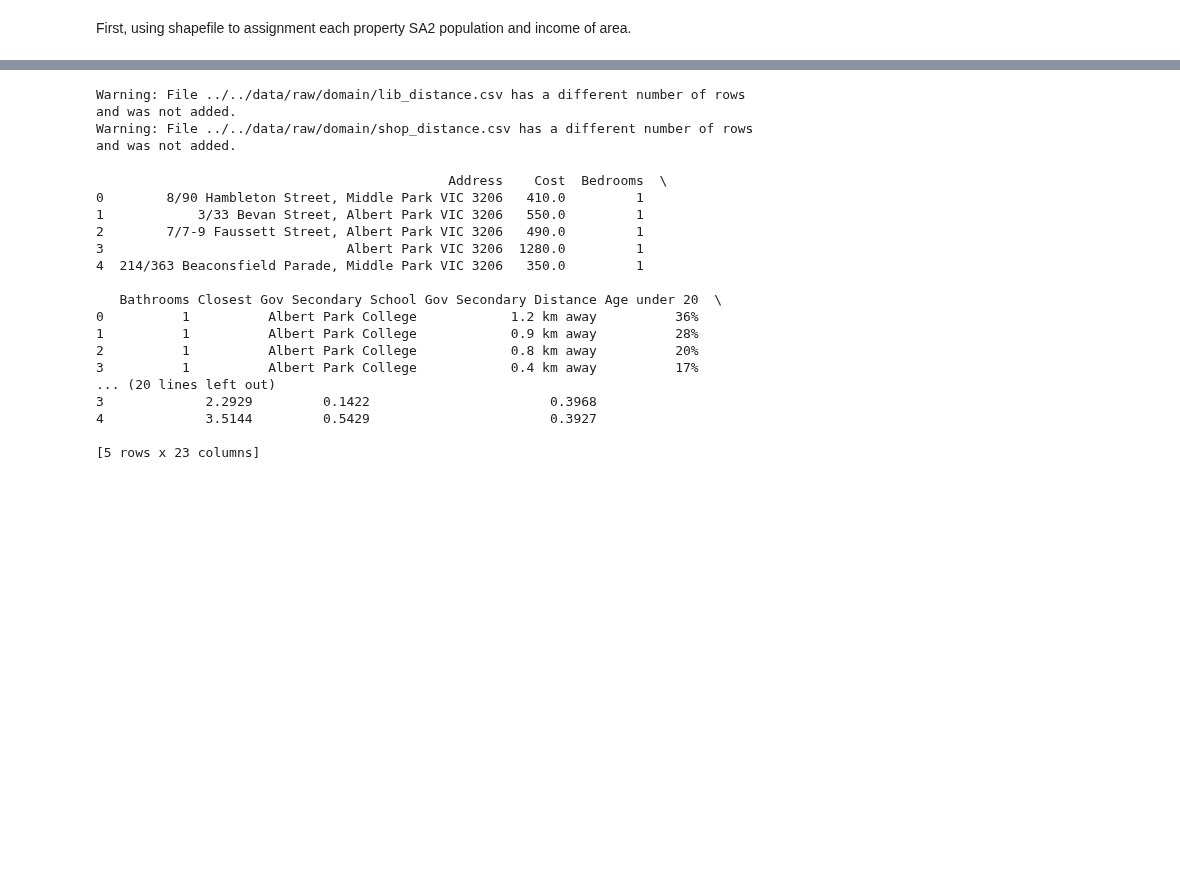
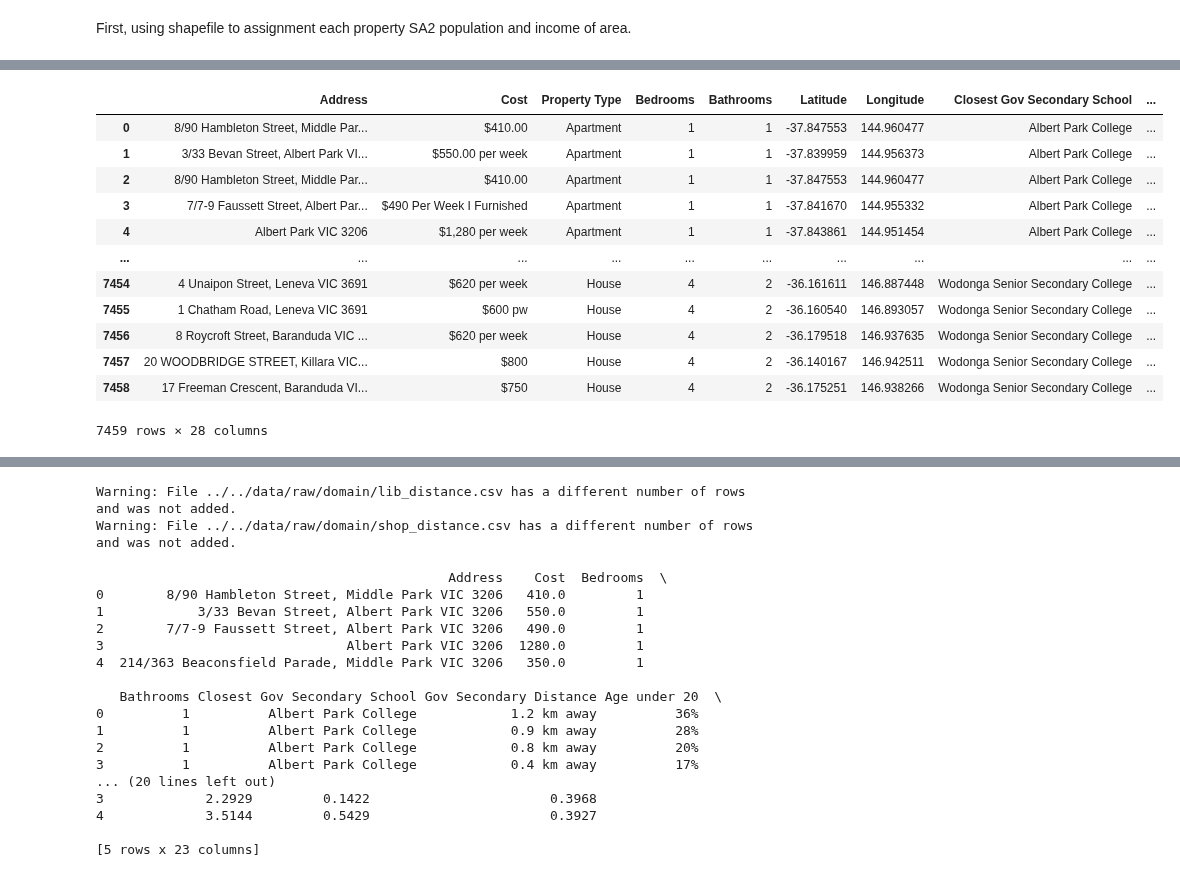
Before and after one commit to MAST30034-AppliedDataScience/project-2-group-real-estate-industry-project-1, a Jupyter notebook: notebooks/3_individual_data/0_merge_data.ipynb, the cells around one changed output, grey strips where cells are left out. Saved outputs shown, nothing was run; the diff lists cells and outputs as text; code cells hidden in the pictures; blank space fills up the shorter version.

```diff
--- a/notebooks/3_individual_data/0_merge_data.ipynb
+++ b/notebooks/3_individual_data/0_merge_data.ipynb
@@ -119,0 +162,6 @@ print(merged_data.head())
+# %%
+# Fix SA2 code being float issue
+population['SA2 Code'] = population['SA2 code'].apply(lambda x: str(int(x)) if not pd.isna(x) else '')
+
+# Inspect the corrected 'SA2  code' values
+print("Corrected 'SA2  code' values:", population['SA2 Code'].unique()[:10])
@@ -119,0 +171,6 @@ print(merged_data.head())
+# %%
+# Fix SA2 code being float issue
+income['SA2 Code'] = income['SA2 Code'].apply(lambda x: str(int(x)) if not pd.isna(x) else '')
+
+# Inspect the corrected 'SA2  code' values
+print("Corrected 'SA2  code' values:", income['SA2 Code'].unique()[:10])
@@ -119,0 +219,16 @@ print(merged_data.head())
+# %%
+# Merge the spatially joined data with population data using the correct column names
+merged_data = mapped_properties.merge(
+    population,
+    left_on='SA2_CODE21',
+    right_on='SA2 Code',
+    how='left'
+)
+# %%
+# Merge the spatially joined data with income data using the correct column names
+merged_data = merged_data.merge(
+    income,
+    left_on='SA2_CODE21',
+    right_on='SA2 Code',
+    how='left'
+)
@@ -119,0 +255,28 @@ print(merged_data.head())
+# %%
+# select features from data merged by SA2
+selected_columns = ['Address', 'Cost', 'Property Type', 'Bedrooms', 'Bathrooms', 'Latitude',
+       'Longitude', 'Closest Gov Secondary School', 'Gov Secondary Distance',
+       'Age under 20', 'Age 20-39', 'Age 40-59', 'Age 60+', 'Postcode',
+       'SA2_CODE21', 'population 2016', 'population 2017', 'population 2018',
+       'population 2019', 'population 2020', 'population 2021',
+       'population 2022', 'population 2023', '2016 income',
+       '2017 income', '2018 income', '2019 income', '2020 income'
+       ]
+
+# Filter the merged data to keep only the selected columns
+filtered_data = merged_data[selected_columns].copy()
+filtered_data
+# %% [output]
+|  | Address | Cost | Property Type | Bedrooms | Bathrooms | Latitude | Longitude | Closest Gov Secondary School | ... |
+| 0 | 8/90 Hambleton Street, Middle Par... | $410.00 | Apartment | 1 | 1 | -37.847553 | 144.960477 | Albert Park College | ... |
+| 1 | 3/33 Bevan Street, Albert Park VI... | $550.00 per week | Apartment | 1 | 1 | -37.839959 | 144.956373 | Albert Park College | ... |
+| 2 | 8/90 Hambleton Street, Middle Par... | $410.00 | Apartment | 1 | 1 | -37.847553 | 144.960477 | Albert Park College | ... |
+| 3 | 7/7-9 Faussett Street, Albert Par... | $490 Per Week I Furnished | Apartment | 1 | 1 | -37.841670 | 144.955332 | Albert Park College | ... |
+| 4 | Albert Park VIC 3206 | $1,280 per week | Apartment | 1 | 1 | -37.843861 | 144.951454 | Albert Park College | ... |
+| ... | ... | ... | ... | ... | ... | ... | ... | ... | ... |
+| 7454 | 4 Unaipon Street, Leneva VIC 3691 | $620 per week | House | 4 | 2 | -36.161611 | 146.887448 | Wodonga Senior Secondary College | ... |
+| 7455 | 1 Chatham Road, Leneva VIC 3691 | $600 pw | House | 4 | 2 | -36.160540 | 146.893057 | Wodonga Senior Secondary College | ... |
+| 7456 | 8 Roycroft Street, Baranduda VIC ... | $620 per week | House | 4 | 2 | -36.179518 | 146.937635 | Wodonga Senior Secondary College | ... |
+| 7457 | 20 WOODBRIDGE STREET, Killara VIC... | $800 | House | 4 | 2 | -36.140167 | 146.942511 | Wodonga Senior Secondary College | ... |
+| 7458 | 17 Freeman Crescent, Baranduda VI... | $750 | House | 4 | 2 | -36.175251 | 146.938266 | Wodonga Senior Secondary College | ... |
+7459 rows × 28 columns
```
Also changed, not shown: parts of 32 cells of this notebook.
